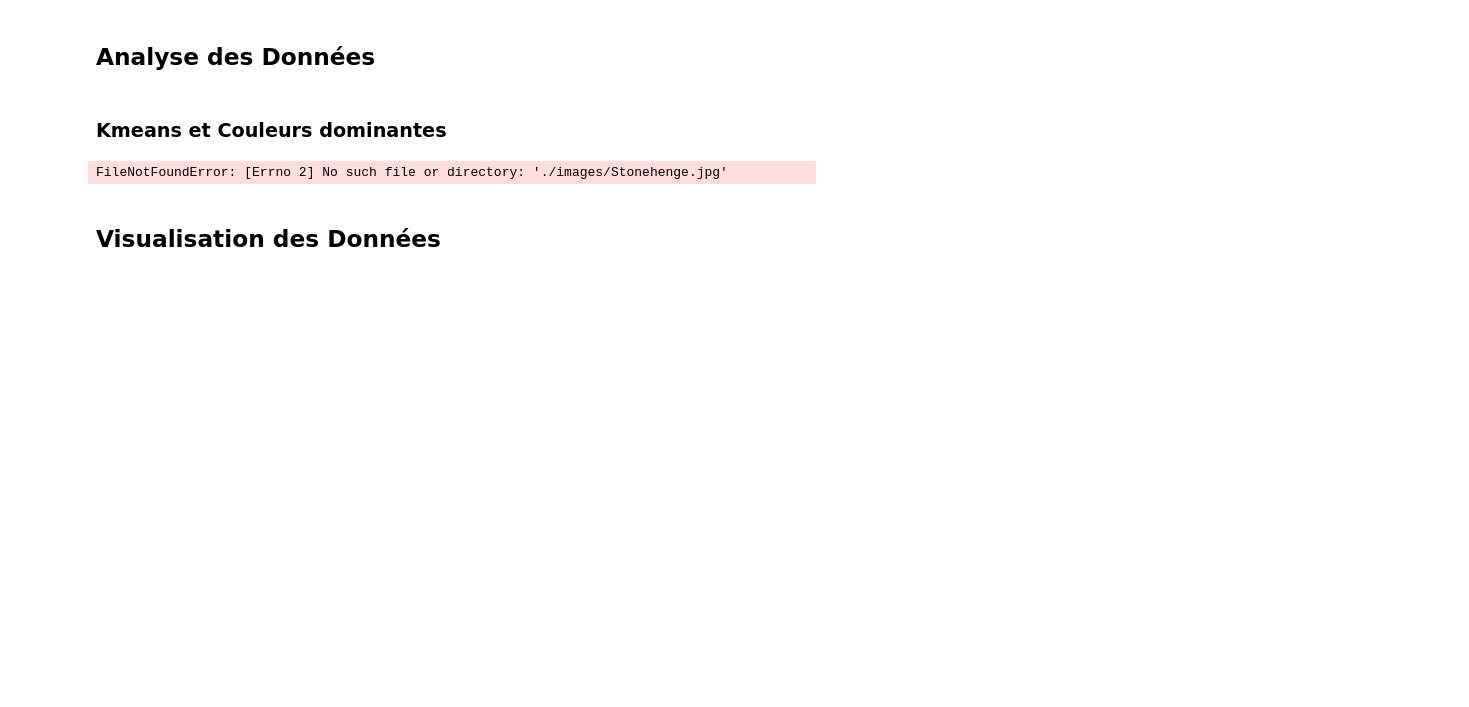
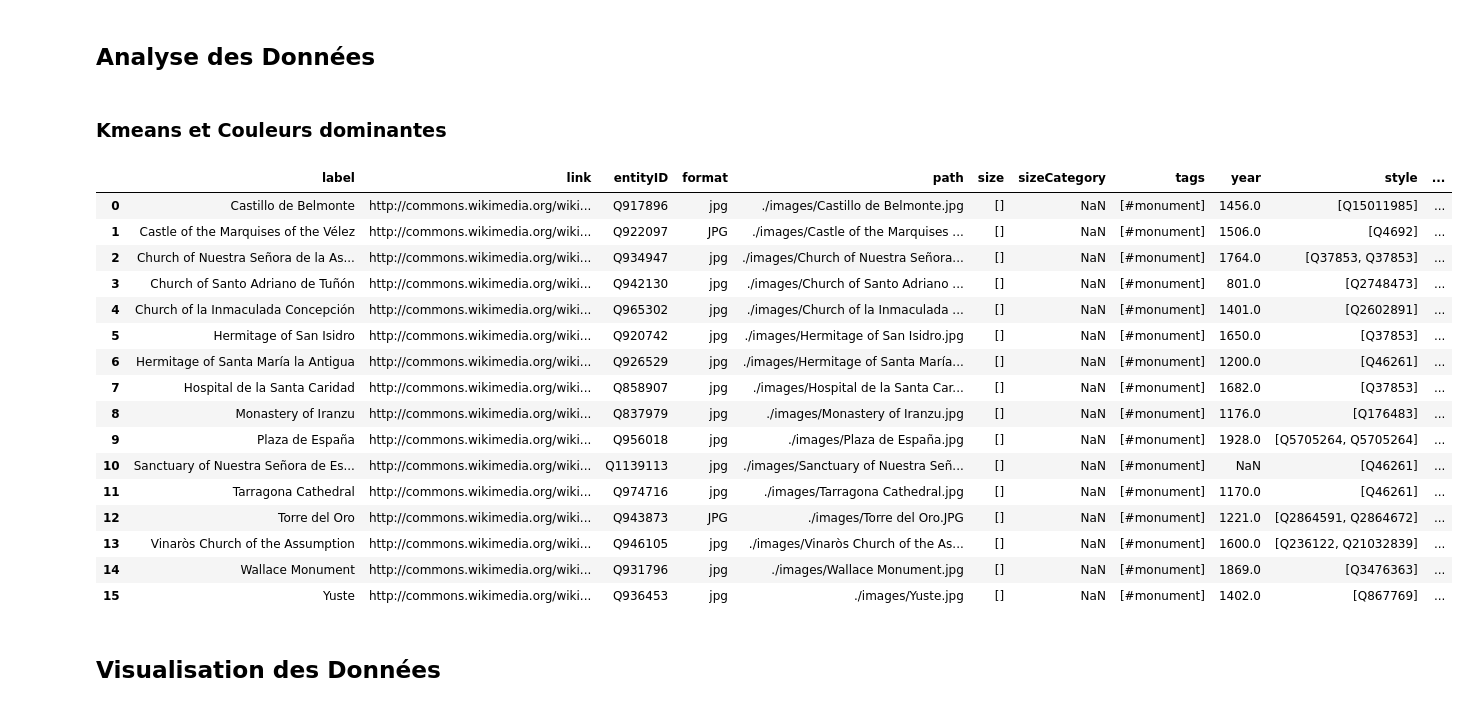
Before and after one commit to hugues-boisdon/DataMining2024, a Jupyter notebook: projet.ipynb, the cells around one changed output. Cells and saved outputs as stored; diff of their text form; code cells hidden in the pictures; blank space fills up the shorter version.

Commit message:
Corrections de noms de variables (date -> year)

```diff
--- a/projet.ipynb
+++ b/projet.ipynb
@@ -116,9 +119,9 @@ for trainData in results["results"]["bindings"]:
     format = trainData["pic"]["value"].split(".")[-1]
     path = f"{imagesPath}{name}.{format}"
     if "year" in trainData.keys():
-        date = trainData["year"]["value"]
+        year = trainData["year"]["value"]
     else:
-        date = None
+        year = None
     style = trainData["style"]["value"]
     array.append([name,
                   trainData["pic"]["value"],
@@ -128,14 +131,14 @@ for trainData in results["results"]["bindings"]:
                   (),
                   None,
                   ['#monument'],
-                  date,
+                  year,
                   style.split(sep='/')[-1]])
 
 
-dataframe = pandas.DataFrame(array, columns=["label", "link", "entityID", "format", "path", "size", "sizeCategory", "tags", "date","style"])
+dataframe = pandas.DataFrame(array, columns=["label", "link", "entityID", "format", "path", "size", "sizeCategory", "tags", "year","style"])
 
 #On fusionne les lignes avec le même label en gardant les différents styles
-dataframe = dataframe.groupby('label').agg({'link':'first', 'entityID':'first', 'format':'first', 'path':'first', 'size':'first', 'sizeCategory':'first','tags':'first', 'date':'first', 'style':list}).reset_index()
+dataframe = dataframe.groupby('label').agg({'link':'first', 'entityID':'first', 'format':'first', 'path':'first', 'size':'first', 'sizeCategory':'first','tags':'first', 'year':'first', 'style':list}).reset_index()
 
 # On enregistre les données au format JSON
 saveData(dataframe)
@@ -266,30 +340,48 @@ AddStyleTags(dataframe)
 # %%
 dataframe = getData()
 dataframe["dColors"] = None
 dataframe["dProportions"] = None
 
 nColors = 6
 laziness = 100
 
 kmeans = KMeans(n_clusters=nColors, random_state=0, n_init="auto")
 
 
 for i, path in enumerate(dataframe["path"]):
     img = PIL.Image.open(path).convert('RGB')
     pixelData = numpy.array(img).reshape(-1, 3)[::laziness]
     kmeans.fit(pixelData)
 
     proportions = numpy.array([0 for i in range(nColors)])
     for x in kmeans.labels_:
         proportions[x] += numpy.float64(1)
     proportions = proportions / kmeans.labels_.size
 
     dataframe.at[i,"dColors"] = numpy.int32(kmeans.cluster_centers_)
     dataframe.at[i,"dProportions"] = proportions
 
 saveData(dataframe)
+
+dataframe
 # %% [output]
-FileNotFoundError: [Errno 2] No such file or directory: './images/Stonehenge.jpg'
+|  | label | link | entityID | format | path | size | sizeCategory | tags | year | style | ... |
+| 0 | Castillo de Belmonte | http://commons.wikimedia.org/wiki... | Q917896 | jpg | ./images/Castillo de Belmonte.jpg | [] | NaN | [#monument] | 1456.0 | [Q15011985] | ... |
+| 1 | Castle of the Marquises of the Vélez | http://commons.wikimedia.org/wiki... | Q922097 | JPG | ./images/Castle of the Marquises ... | [] | NaN | [#monument] | 1506.0 | [Q4692] | ... |
+| 2 | Church of Nuestra Señora de la As... | http://commons.wikimedia.org/wiki... | Q934947 | jpg | ./images/Church of Nuestra Señora... | [] | NaN | [#monument] | 1764.0 | [Q37853, Q37853] | ... |
+| 3 | Church of Santo Adriano de Tuñón | http://commons.wikimedia.org/wiki... | Q942130 | jpg | ./images/Church of Santo Adriano ... | [] | NaN | [#monument] | 801.0 | [Q2748473] | ... |
+| 4 | Church of la Inmaculada Concepción | http://commons.wikimedia.org/wiki... | Q965302 | jpg | ./images/Church of la Inmaculada ... | [] | NaN | [#monument] | 1401.0 | [Q2602891] | ... |
+| 5 | Hermitage of San Isidro | http://commons.wikimedia.org/wiki... | Q920742 | jpg | ./images/Hermitage of San Isidro.jpg | [] | NaN | [#monument] | 1650.0 | [Q37853] | ... |
+| 6 | Hermitage of Santa María la Antigua | http://commons.wikimedia.org/wiki... | Q926529 | jpg | ./images/Hermitage of Santa María... | [] | NaN | [#monument] | 1200.0 | [Q46261] | ... |
+| 7 | Hospital de la Santa Caridad | http://commons.wikimedia.org/wiki... | Q858907 | jpg | ./images/Hospital de la Santa Car... | [] | NaN | [#monument] | 1682.0 | [Q37853] | ... |
+| 8 | Monastery of Iranzu | http://commons.wikimedia.org/wiki... | Q837979 | jpg | ./images/Monastery of Iranzu.jpg | [] | NaN | [#monument] | 1176.0 | [Q176483] | ... |
+| 9 | Plaza de España | http://commons.wikimedia.org/wiki... | Q956018 | jpg | ./images/Plaza de España.jpg | [] | NaN | [#monument] | 1928.0 | [Q5705264, Q5705264] | ... |
+| 10 | Sanctuary of Nuestra Señora de Es... | http://commons.wikimedia.org/wiki... | Q1139113 | jpg | ./images/Sanctuary of Nuestra Señ... | [] | NaN | [#monument] | NaN | [Q46261] | ... |
+| 11 | Tarragona Cathedral | http://commons.wikimedia.org/wiki... | Q974716 | jpg | ./images/Tarragona Cathedral.jpg | [] | NaN | [#monument] | 1170.0 | [Q46261] | ... |
+| 12 | Torre del Oro | http://commons.wikimedia.org/wiki... | Q943873 | JPG | ./images/Torre del Oro.JPG | [] | NaN | [#monument] | 1221.0 | [Q2864591, Q2864672] | ... |
+| 13 | Vinaròs Church of the Assumption | http://commons.wikimedia.org/wiki... | Q946105 | jpg | ./images/Vinaròs Church of the As... | [] | NaN | [#monument] | 1600.0 | [Q236122, Q21032839] | ... |
+| 14 | Wallace Monument | http://commons.wikimedia.org/wiki... | Q931796 | jpg | ./images/Wallace Monument.jpg | [] | NaN | [#monument] | 1869.0 | [Q3476363] | ... |
+| 15 | Yuste | http://commons.wikimedia.org/wiki... | Q936453 | jpg | ./images/Yuste.jpg | [] | NaN | [#monument] | 1402.0 | [Q867769] | ... |
 # %%
 # Création de la dataframe des utilisateurs
 
```
Also changed, not shown: parts of 9 cells of this notebook, 1 other file.
